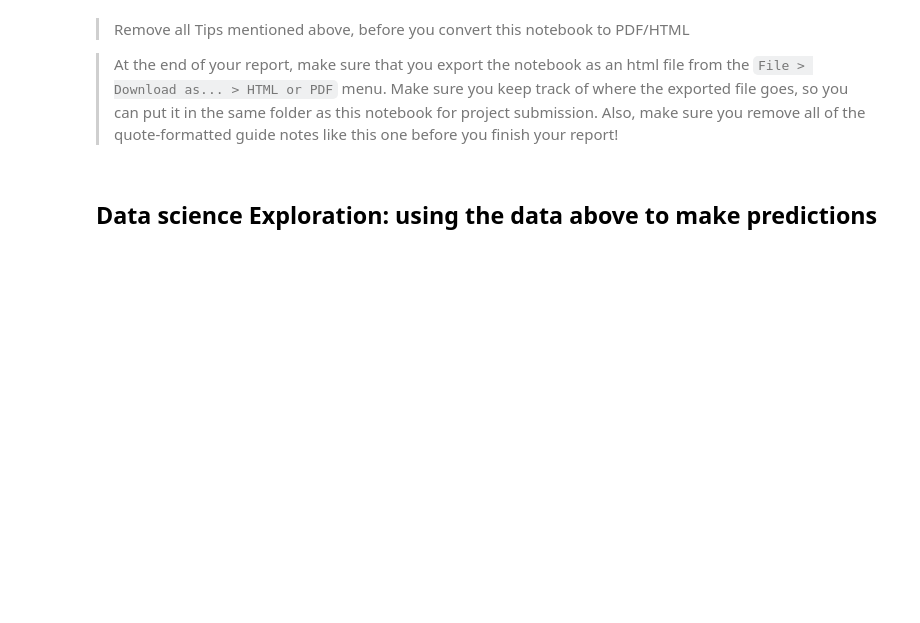
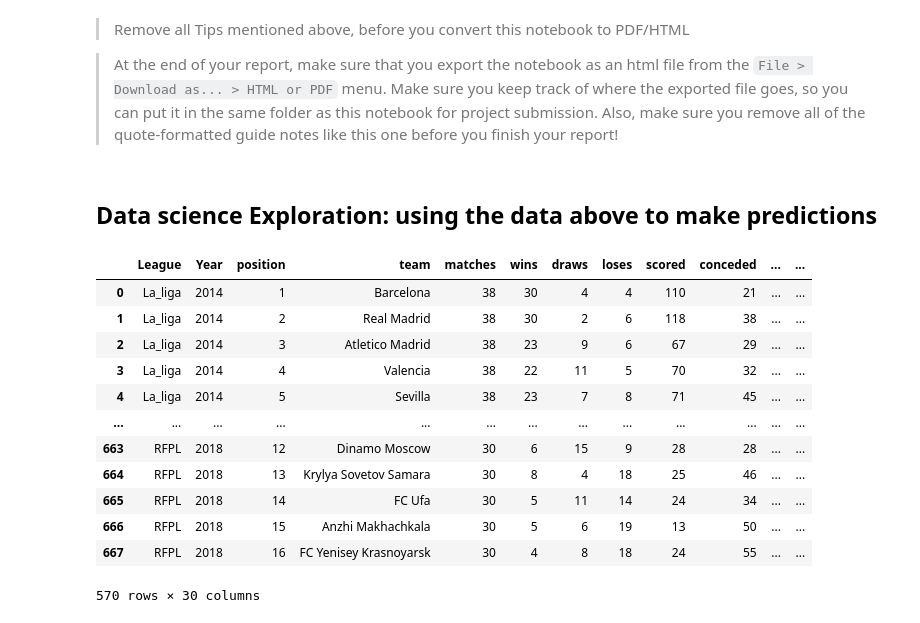
Before and after one commit to Oma-san/UEFA, a Jupyter notebook: Part_I_exploration_template.ipynb, the cells around one changed output. Cells and saved outputs as stored; diff of their text form; code cells hidden in the pictures; blank space fills up the shorter version.

Commit message:
Assigned train and test data

```diff
--- a/Part_I_exploration_template.ipynb
+++ b/Part_I_exploration_template.ipynb
@@ -368,3 +368,19 @@ as this notebook for project submission. Also, make sure you remove all of
 the quote-formatted guide notes like this one before you finish your report!
 # %% [markdown]
 ## Data science Exploration: using the data above to make predictions
+# %%
+train = df_copy[df_copy["Year"] != '2019']
+# %% [output]
+|  | League | Year | position | team | matches | wins | draws | loses | scored | conceded | ... | ... |
+| 0 | La_liga | 2014 | 1 | Barcelona | 38 | 30 | 4 | 4 | 110 | 21 | ... | ... |
+| 1 | La_liga | 2014 | 2 | Real Madrid | 38 | 30 | 2 | 6 | 118 | 38 | ... | ... |
+| 2 | La_liga | 2014 | 3 | Atletico Madrid | 38 | 23 | 9 | 6 | 67 | 29 | ... | ... |
+| 3 | La_liga | 2014 | 4 | Valencia | 38 | 22 | 11 | 5 | 70 | 32 | ... | ... |
+| 4 | La_liga | 2014 | 5 | Sevilla | 38 | 23 | 7 | 8 | 71 | 45 | ... | ... |
+| ... | ... | ... | ... | ... | ... | ... | ... | ... | ... | ... | ... | ... |
+| 663 | RFPL | 2018 | 12 | Dinamo Moscow | 30 | 6 | 15 | 9 | 28 | 28 | ... | ... |
+| 664 | RFPL | 2018 | 13 | Krylya Sovetov Samara | 30 | 8 | 4 | 18 | 25 | 46 | ... | ... |
+| 665 | RFPL | 2018 | 14 | FC Ufa | 30 | 5 | 11 | 14 | 24 | 34 | ... | ... |
+| 666 | RFPL | 2018 | 15 | Anzhi Makhachkala | 30 | 5 | 6 | 19 | 13 | 50 | ... | ... |
+| 667 | RFPL | 2018 | 16 | FC Yenisey Krasnoyarsk | 30 | 4 | 8 | 18 | 24 | 55 | ... | ... |
+570 rows × 30 columns
```
Also changed, not shown: parts of 1 cell of this notebook.
